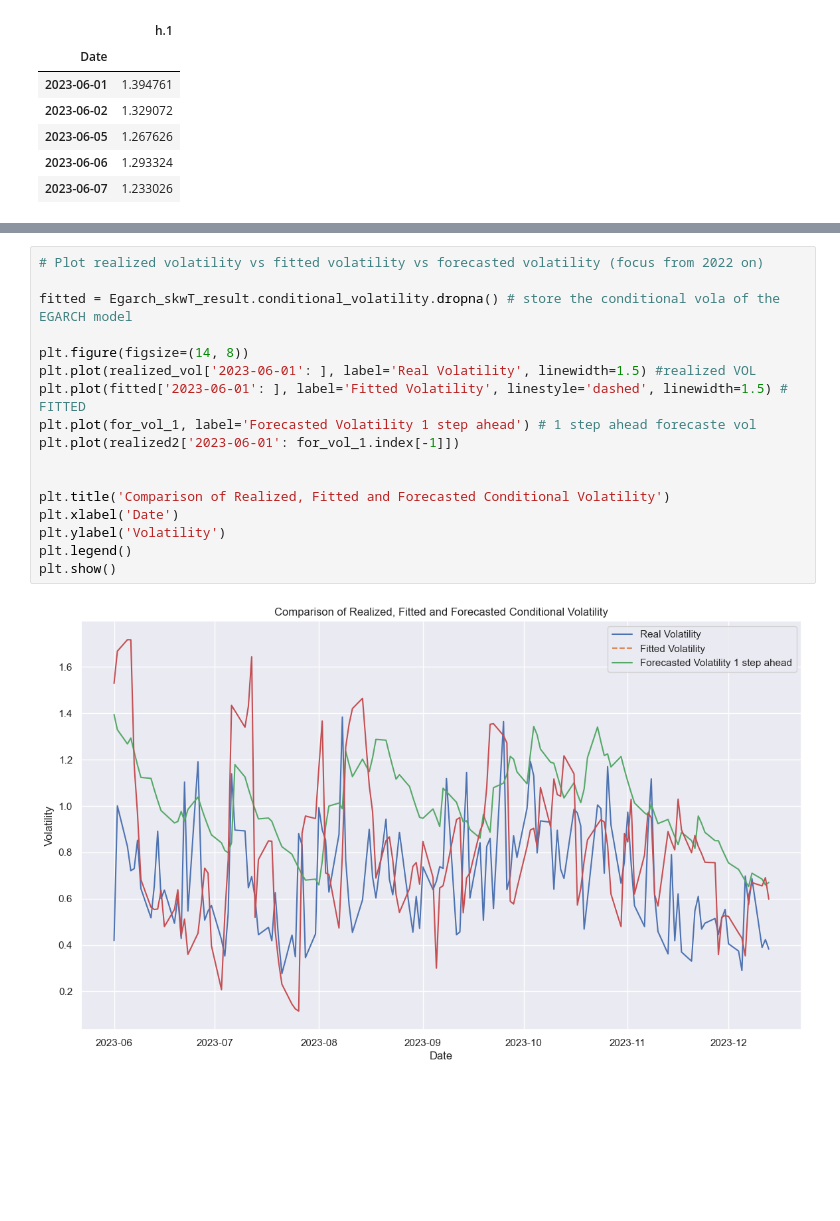
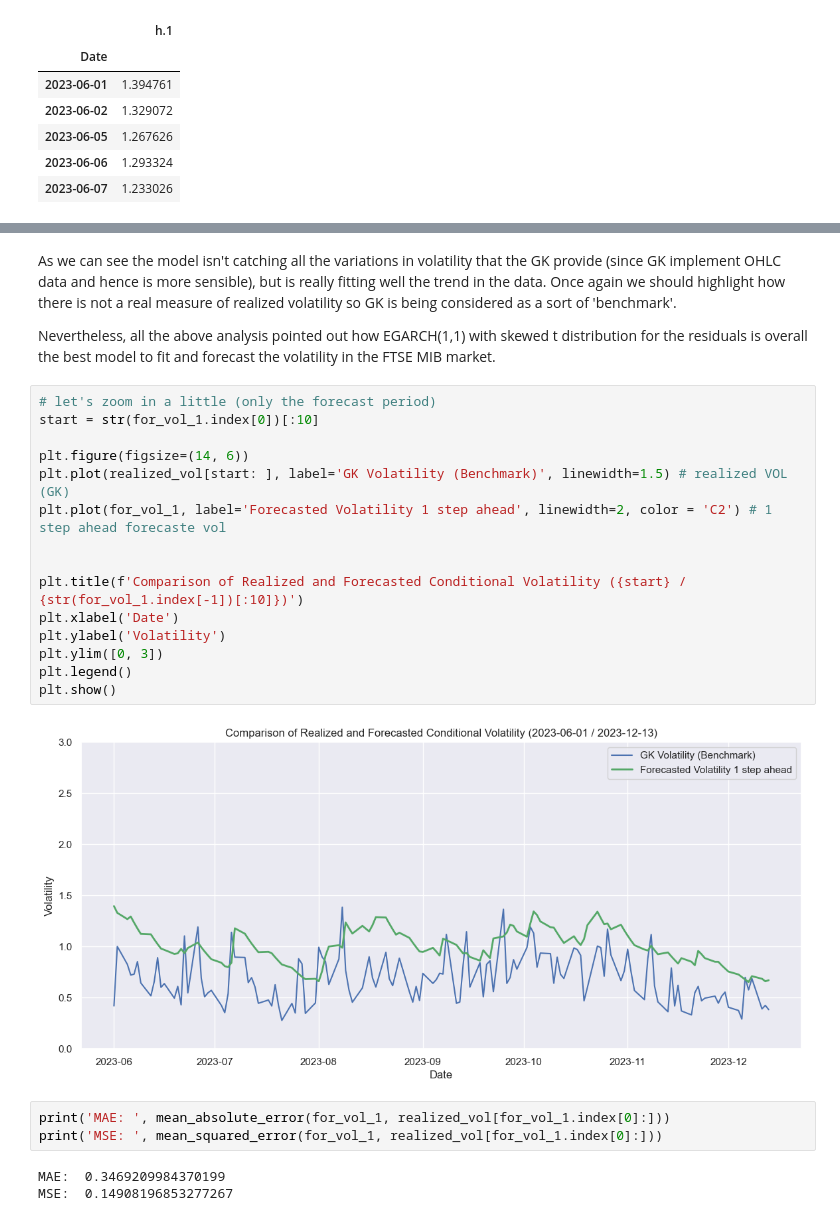
Before and after one commit to tommasograndi/market-vol-forecasting-with-GARCH-models, a Jupyter notebook: notebook copy.ipynb, the cells around one changed output, grey strips where cells are left out. Cells and saved outputs as stored; diff of their text form; blank space fills up the shorter version.

```diff
--- a/notebook copy.ipynb
+++ b/notebook copy.ipynb
@@ -1395,19 +1417,27 @@ str(for_vol_1.index[-1])
+# %% [markdown]
+As we can see the model isn't catching all the variations in volatility that the GK provide (since GK implement OHLC data and hence is more sensible), but is really fitting well the trend in the data. Once again we should highlight how there is not a real measure of realized volatility so GK is being considered as a sort of 'benchmark'.
+
+Nevertheless, all the above analysis pointed out how EGARCH(1,1) with skewed t distribution for the residuals is overall the best model to fit and forecast the volatility in the FTSE MIB market.
 # %%
-# Plot realized volatility vs fitted volatility vs forecasted volatility (focus from 2022 on)
+# let's zoom in a little (only the forecast period)
+start = str(for_vol_1.index[0])[:10]
 
-fitted = Egarch_skwT_result.conditional_volatility.dropna() # store the conditional vola of the EGARCH model
-
-plt.figure(figsize=(14, 8))
-plt.plot(realized_vol['2023-06-01': ], label='Real Volatility', linewidth=1.5) #realized VOL
-plt.plot(fitted['2023-06-01': ], label='Fitted Volatility', linestyle='dashed', linewidth=1.5) # FITTED
-plt.plot(for_vol_1, label='Forecasted Volatility 1 step ahead') # 1 step ahead forecaste vol
-plt.plot(realized2['2023-06-01': for_vol_1.index[-1]])
+plt.figure(figsize=(14, 6))
+plt.plot(realized_vol[start: ], label='GK Volatility (Benchmark)', linewidth=1.5) # realized VOL (GK)
+plt.plot(for_vol_1, label='Forecasted Volatility 1 step ahead', linewidth=2, color = 'C2') # 1 step ahead forecaste vol
 
 
-plt.title('Comparison of Realized, Fitted and Forecasted Conditional Volatility')
+plt.title(f'Comparison of Realized and Forecasted Conditional Volatility ({start} / {str(for_vol_1.index[-1])[:10]})')
 plt.xlabel('Date')
 plt.ylabel('Volatility')
+plt.ylim([0, 3])
 plt.legend()
 plt.show()
 # %% [output]
-[figure, old version]
+[figure, new version]
+# %%
+print('MAE: ', mean_absolute_error(for_vol_1, realized_vol[for_vol_1.index[0]:]))
+print('MSE: ', mean_squared_error(for_vol_1, realized_vol[for_vol_1.index[0]:]))
+# %% [output]
+MAE:  0.3469209984370199
+MSE:  0.14908196853277267
```
Also changed, not shown: parts of 36 cells of this notebook, 2 other files.
